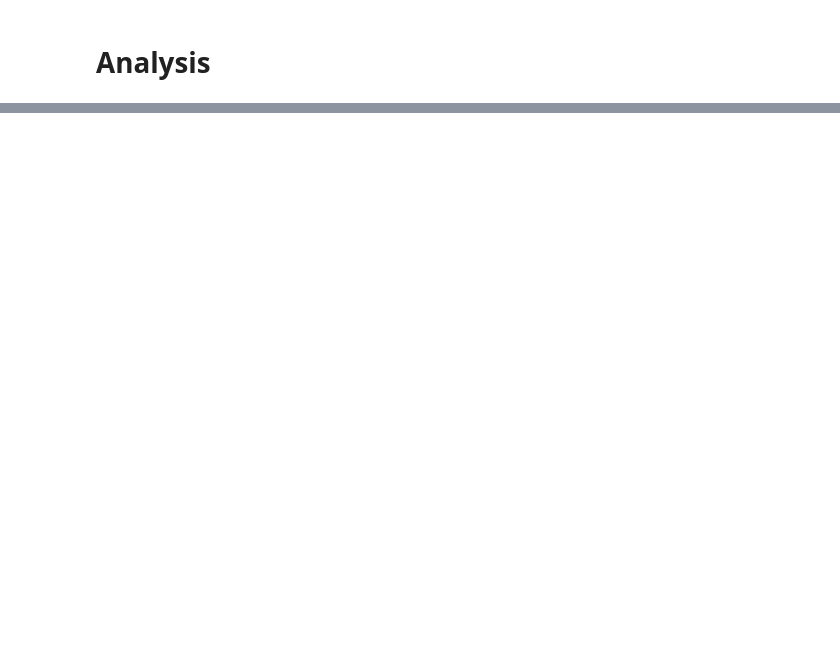
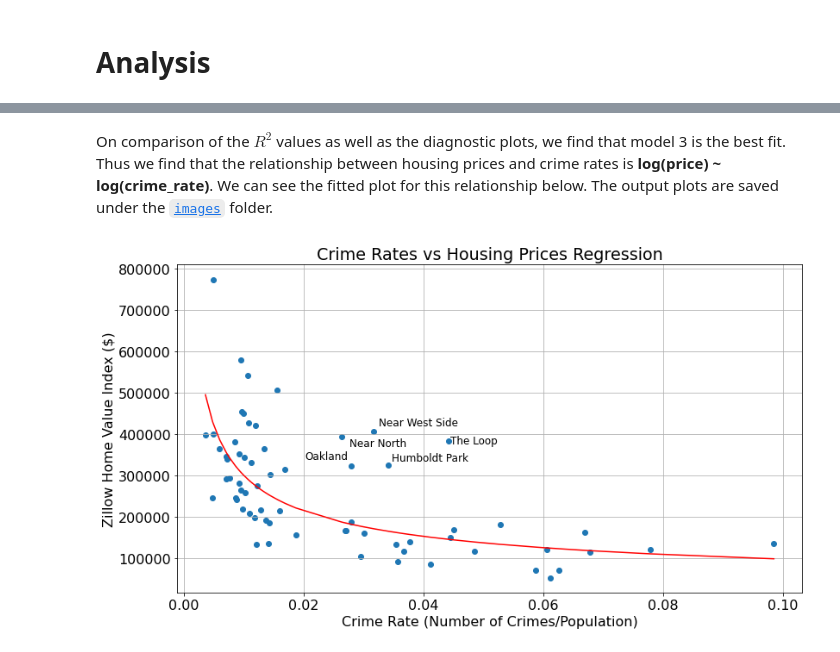
Before and after one commit to chavi-g/crime-rate-and-housing-price-analysis, a Jupyter notebook: final-project-report.ipynb, the cells around one changed output, grey strips where cells are left out. Saved outputs shown, nothing was run; the diff lists cells and outputs as text; code cells hidden in the pictures; blank space fills up the shorter version.

```diff
--- a/final-project-report.ipynb
+++ b/final-project-report.ipynb
@@ -336,0 +130,21 @@ final_data.to_csv('./data/out/final_data.csv', index = False)
+# %%
+def create_residual_vs_fitted_plot(model):
+    residuals = model.resid
+    fitted = model.fittedvalues
+    smoothed = lowess(residuals,fitted)
+    top3 = abs(residuals).sort_values(ascending = False)[:3]
+
+    plt.rcParams.update({'font.size': 16})
+    plt.rcParams["figure.figsize"] = (8,7)
+    fig, ax = plt.subplots()
+    ax.scatter(fitted, residuals, edgecolors = 'k', facecolors = 'none')
+    ax.plot(smoothed[:,0],smoothed[:,1],color = 'r')
+    ax.set_ylabel('Residuals')
+    ax.set_xlabel('Fitted Values')
+    ax.set_title('Residuals vs. Fitted')
+    ax.plot([min(fitted),max(fitted)],[0,0],color = 'k',linestyle = ':', alpha = .3)
+
+    for i in top3.index:
+        ax.annotate(i,xy=(fitted[i],residuals[i]))
+
+    plt.show()
@@ -336,0 +260,3 @@ final_data.to_csv('./data/out/final_data.csv', index = False)
+# %%
+model3 = ols('I(np.log(ZHVI)) ~ I(np.log(crime_rate))', data=price_crime_summary).fit()
+model3.summary()
@@ -336,0 +283,4 @@ final_data.to_csv('./data/out/final_data.csv', index = False)
+# %%
+create_residual_vs_fitted_plot(model3)
+create_residual_qqplot(model3)
+create_residual_scale_location_plot(model3)
@@ -336,0 +291,22 @@ final_data.to_csv('./data/out/final_data.csv', index = False)
+# %% [markdown]
+On comparison of the $R^2$ values as well as the diagnostic plots, we find that model 3 is the best fit. Thus we find that the relationship between housing prices and crime rates is **log(price) ~ log(crime_rate)**.
+We can see the fitted plot for this relationship below. The output plots are saved under the [`images`](images/) folder.
+# %%
+from adjustText import adjust_text
+fig, ax = plt.subplots(figsize = (13, 7))
+ax.xaxis.grid()
+ax.yaxis.grid()
+#ax.set_xlim(None, 0.4)
+texts = []
+ax.set_xlabel('Crime Rate (Number of Crimes/Population)')
+ax.set_ylabel('Zillow Home Value Index ($)')
+ax.set_title('Crime Rates vs Housing Prices Regression')
+ax.scatter(price_crime_summary['crime_rate'], price_crime_summary['ZHVI'])
+plt.plot(price_crime_summary['crime_rate'], np.exp(model3.fittedvalues), 'r')
+for index, point in price_crime_summary.iterrows():
+    if (point['ZHVI']>300000 and point['crime_rate']>0.02):
+        texts.append(ax.text(point['crime_rate'], point['ZHVI'], str(point['RegionName']), va = 'center', ha = 'left', fontsize = 12))
+        adjust_text(texts)
+fig.savefig('images/crime_vs_prices_regression.png', dpi = 500)
+# %% [output]
+[figure, added]
```
Also changed, not shown: parts of 103 cells of this notebook, 6 other files.
